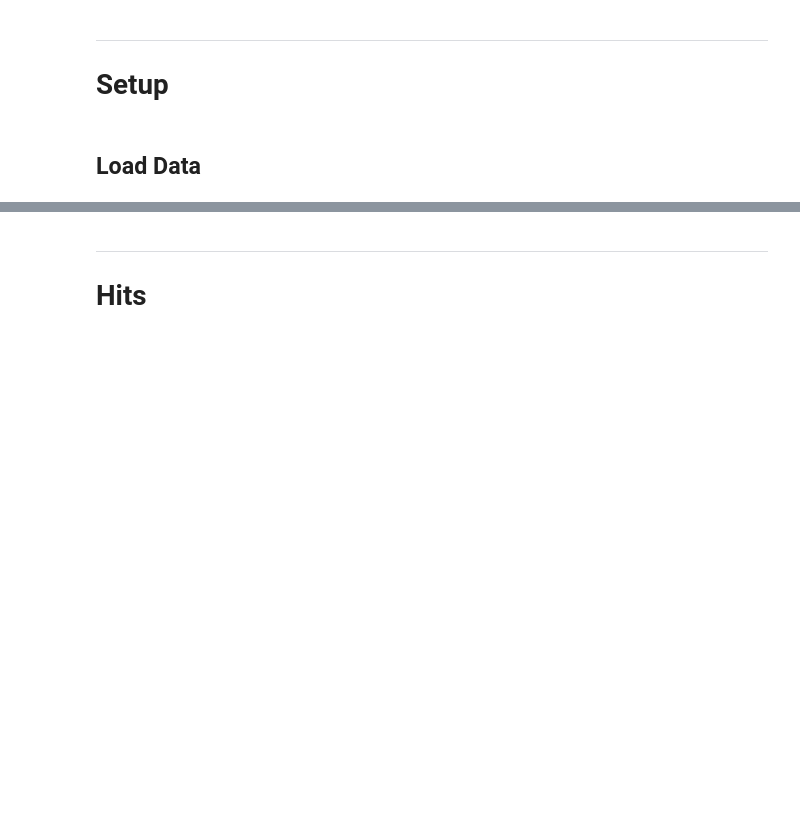
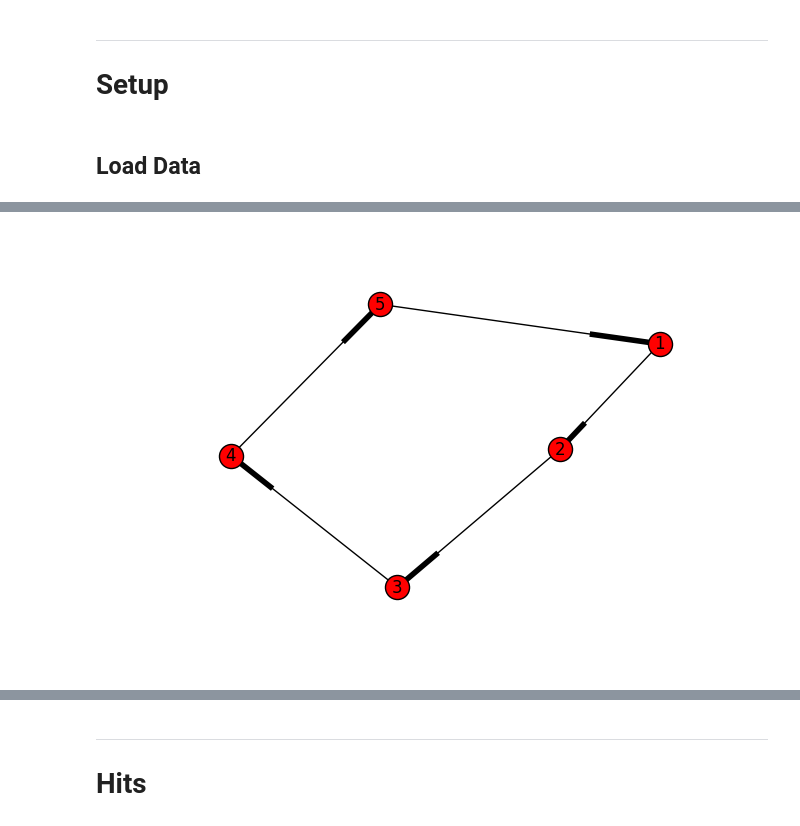
Before and after one commit to Lee-W/Link-Analysis, a Jupyter notebook: Link Analysis.ipynb, the cells around one changed output, grey strips where cells are left out. Saved outputs shown, nothing was run; the diff lists cells and outputs as text; code cells hidden in the pictures; blank space fills up the shorter version.

```diff
--- a/Link Analysis.ipynb
+++ b/Link Analysis.ipynb
@@ -31,0 +38,6 @@ G1 = nx.DiGraph(graph1_gen)
+# %%
+graph2_gen = load_graph_gen('dataset/graph_2.txt')
+G2 = nx.DiGraph(graph2_gen)
+nx.draw(G2, arrows=True, with_labels=True)
+# %% [output]
+[figure, added]
```
Also changed, not shown: parts of 12 cells of this notebook.
